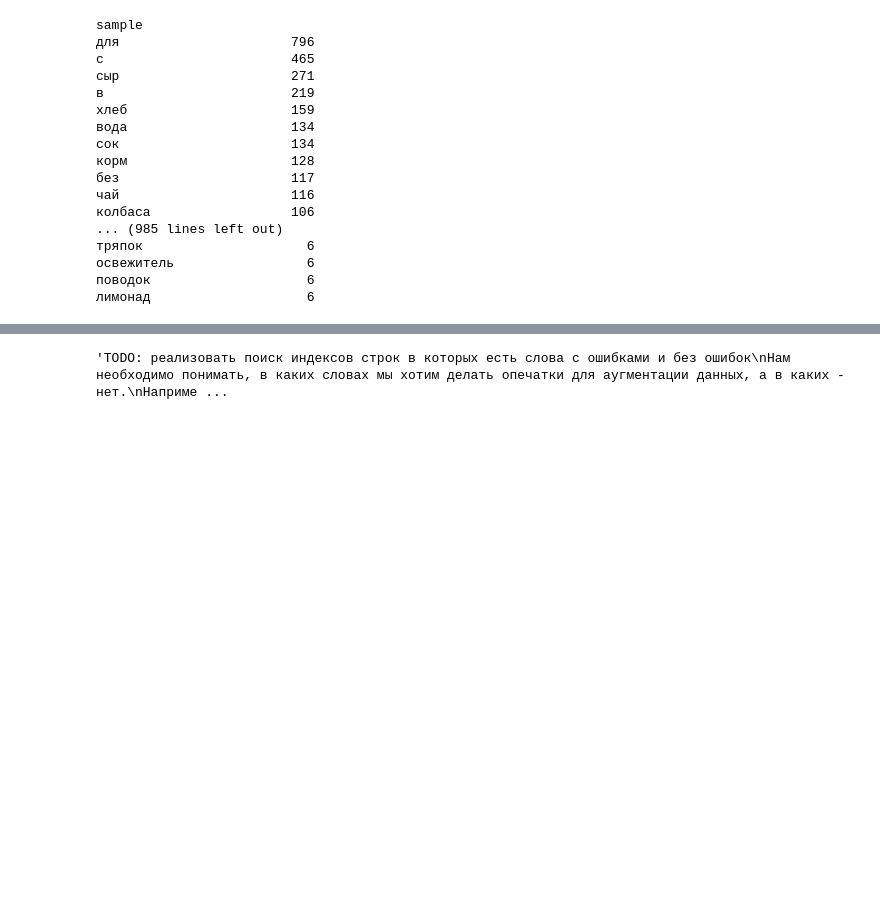
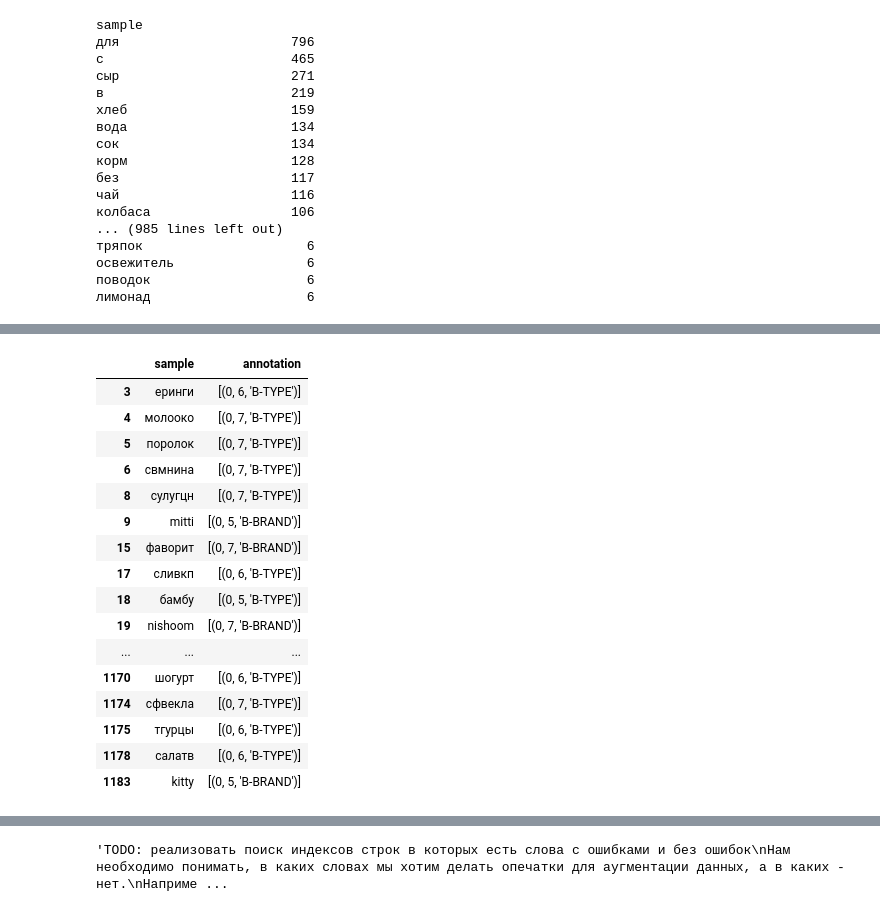
Before and after one commit to The-Boars/hackaton_lct, a Jupyter notebook: data_flow/data_analysis.ipynb, the cells around one changed output, grey strips where cells are left out. Cells and saved outputs as stored; diff of their text form; code cells hidden in the pictures; blank space fills up the shorter version.

```diff
--- a/data_flow/data_analysis.ipynb
+++ b/data_flow/data_analysis.ipynb
@@ -34,0 +158,32 @@ sample
+# %%
+import pandas as pd
+import ast
+
+pd.options.display.max_colwidth = None
+pd.options.display.max_rows = 2000
+
+submission = pd.read_csv('../datasets/submission.csv', sep=';')
+
+mask_by_words = submission['sample'].astype(str).str.split().apply(len) <= 1
+mask_short = submission['sample'].astype(str).str.len() <= 7
+
+rows_with_digits = submission[mask_by_words & mask_short]
+rows_with_digits
+# %% [output]
+|  | sample | annotation |
+| 3 | еринги | [(0, 6, 'B-TYPE')] |
+| 4 | молооко | [(0, 7, 'B-TYPE')] |
+| 5 | поролок | [(0, 7, 'B-TYPE')] |
+| 6 | свмнина | [(0, 7, 'B-TYPE')] |
+| 8 | сулугцн | [(0, 7, 'B-TYPE')] |
+| 9 | mitti | [(0, 5, 'B-BRAND')] |
+| 15 | фаворит | [(0, 7, 'B-BRAND')] |
+| 17 | сливкп | [(0, 6, 'B-TYPE')] |
+| 18 | бамбу | [(0, 5, 'B-TYPE')] |
+| 19 | nishoom | [(0, 7, 'B-BRAND')] |
+| ... | ... | ... |
+| 1170 | шогурт | [(0, 6, 'B-TYPE')] |
+| 1174 | сфвекла | [(0, 7, 'B-TYPE')] |
+| 1175 | тгурцы | [(0, 6, 'B-TYPE')] |
+| 1178 | салатв | [(0, 6, 'B-TYPE')] |
+| 1183 | kitty | [(0, 5, 'B-BRAND')] |
```
Also changed, not shown: parts of 7 cells of this notebook, 45 other files.
